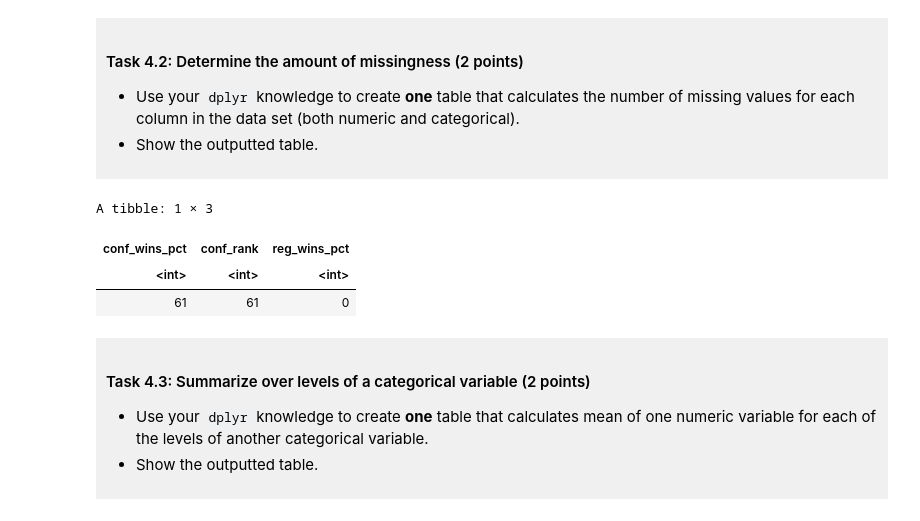
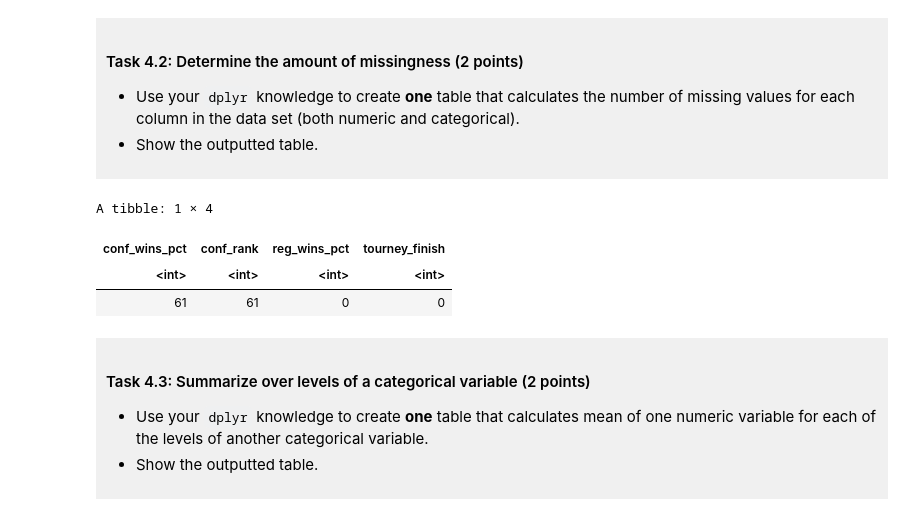
Before and after one commit to OL-git48/dsci-100-project-oliverlo, a Jupyter notebook: dsci-100-project-notebook.ipynb, the cells around one changed output. Drawn from its saved outputs; the diff is of its cells as text; code cells hidden in the pictures.

```diff
--- a/dsci-100-project-notebook.ipynb
+++ b/dsci-100-project-notebook.ipynb
@@ -300,32 +300,36 @@ A tibble: 1 × 9
 # %%
 #NOTE: It is unclear to me whether "the data set " means the original dataset or my tidied dataset.
 #I have decided to make the assumption that it means my tidied dataset.
 
 missing_values_conf_wins_pct<-sum(is.na(tidy_womens_march_madness|>   #calculated the number of NA values for conf_wins_pct
                               select(conf_wins_pct))
                                  )
 missing_values_conf_rank<-sum(is.na(tidy_womens_march_madness|>   #calculated the number of NA values for conf_rank
                               select(conf_rank))
                                  )
 
 missing_values_reg_wins_pct<-sum(is.na(tidy_womens_march_madness|> #calculated the number of NA values for reg_wins_pct
                               select(reg_wins_pct))
                                  )
+missing_values_tourney_finish<- sum(is.na(tidy_womens_march_madness|> #calculated the number of NA values for tourney_finish
+                            select(tourney_finish)))
 
 missing_values_each_column<- tibble(conf_wins_pct = missing_values_conf_wins_pct,    #combined each calculated value into a tibble
                                     conf_rank = missing_values_conf_rank,
-                                    reg_wins_pct = missing_values_reg_wins_pct)
+                                    reg_wins_pct = missing_values_reg_wins_pct,
+                                    tourney_finish = missing_values_tourney_finish
+                                   )
 missing_values_each_column
 
 
 
 
 #had to do some research to find out how to count the number of NA values https://www.educative.io/blog/what-is-isna-function-in-r, more specifically, sum(is.na())
 # %% [output]
-A tibble: 1 × 3
+A tibble: 1 × 4
-| conf_wins_pct | conf_rank | reg_wins_pct |
-| <int> | <int> | <int> |
-| 61 | 61 | 0 |
+| conf_wins_pct | conf_rank | reg_wins_pct | tourney_finish |
+| <int> | <int> | <int> | <int> |
+| 61 | 61 | 0 | 0 |
 # %% [markdown]
 <div style="background-color: #f0f0f0; padding: 10px;">
 
```
Also changed, not shown: parts of 5 cells of this notebook.
